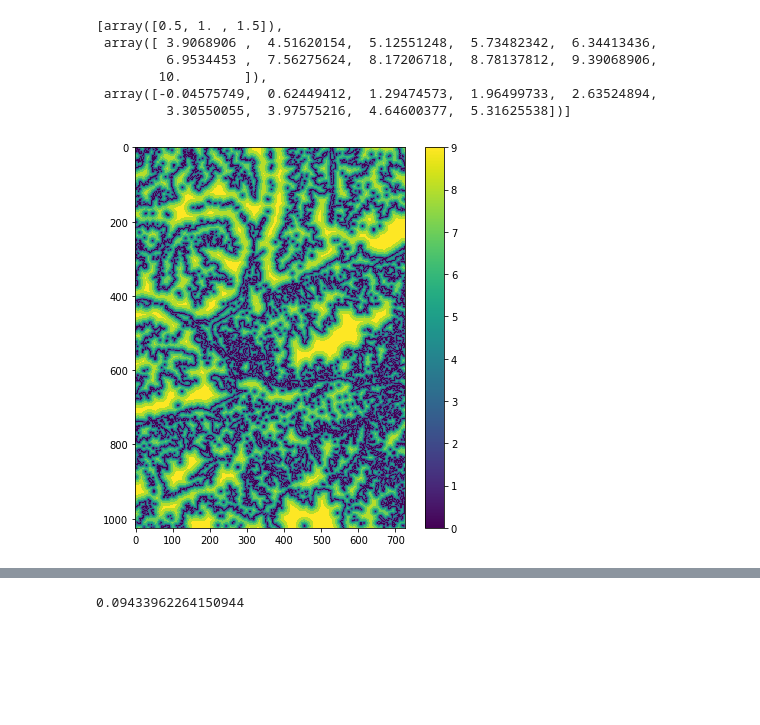
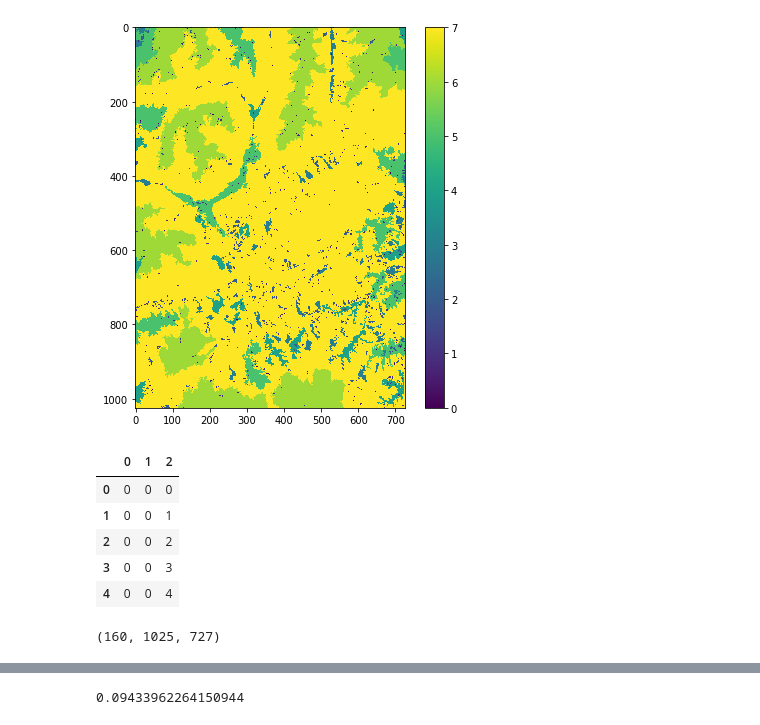
Before and after one commit to EllieBowler/optimising-sample-designs, a Jupyter notebook: uniform tests.ipynb, the cells around one changed output, grey strips where cells are left out. Cells and saved outputs as stored; diff of their text form; code cells hidden in the pictures; blank space fills up the shorter version.

Commit message:
finishing one metric one habitat uniform notebook

```diff
--- a/uniform tests.ipynb
+++ b/uniform tests.ipynb
@@ -32,7 +32,6 @@ def get_file_info(file_path):
     nbins = len(np.unique(file_map))
     return file_map, nbins, res, GeoT, prj_info
 
-
 def extract_raster(tif_path):
     """
     Extract array from satellite image of study location.
@@ -45,15 +44,25 @@ def extract_raster(tif_path):
     tif_raw = gdal.Open(tif_path)
     return tif_raw.ReadAsArray()
 
-def discretize_metric(metric, mask, nbins):
-    """Convert continuous metrics into discrete, using the specified number of bins"""
+def discretize_metric(metric, mask, n_bins):
+    """
+    Convert continuous metrics to discrete, based on the specified number of bins
+    INPUTS:
+        metric: (np.array) fragmentation metric map
+        mask: (np.array) binary mask showing locations which should not be sampled
+        n_bins: (int) number of intervals the range of the metric should be divided into
+    OUTPUTS:
+        metric_bin: (np.array) the binned fragmentation metric
+        ids: (list) the unique id values assigned to each bin
+        breaks: (list) the intervals where the range of the metric was split
+    """
     imheight, imwidth = metric.shape
     # Mask out invalid areas of metric (numpy masked array function reads one as invalid, so invert mask)
     metric_mask = np.ma.masked_array(metric, mask=(1-mask))
-    # Break range of unmasked metric values into 'nbins' intervals
-    hist, breaks = np.histogram(metric_mask.compressed(), bins=nbins)
+    # Break range of unmasked metric values into 'n_bins' intervals
+    hist, breaks = np.histogram(metric_mask.compressed(), bins=n_bins)
     # Each bin a unique integer ID
-    ids = np.arange(0, nbins)
+    ids = np.arange(0, n_bins)
     ones = np.ones((imheight, imwidth))
     metric_bin = np.zeros((imheight, imwidth))
     # Loop through ID's and convert all values in each bin to corresponding id
@@ -62,7 +71,7 @@ def discretize_metric(metric, mask, nbins):
         lower_lim = np.where(ones, metric_mask >= breaks[ID], 0)
         upper_lim = np.where(ones, metric_mask < breaks[ID+1], 0)
         # Make the last interval closed at the upper bound
-        if ID == nbins-1:
+        if ID == n_bins-1:
             upper_lim = np.where(ones, metric_mask <= breaks[ID+1], 0)
         metric_bin += lower_lim*upper_lim*ID
     return metric_bin, ids, breaks
@@ -139,20 +148,20 @@ for i in range(len(metrics)):
     bins_list.append(bins[i])
 
 binned_metrics, combo_df, bin_breaks = bin_metrics(metric_list, mask, bins_list)
-# %%
-bin_breaks
-# %% [output]
-[array([0.5, 1. , 1.5]),
- array([ 3.9068906 ,  4.51620154,  5.12551248,  5.73482342,  6.34413436,
-         6.9534453 ,  7.56275624,  8.17206718,  8.78137812,  9.39068906,
-        10.        ]),
- array([-0.04575749,  0.62449412,  1.29474573,  1.96499733,  2.63524894,
-         3.30550055,  3.97575216,  4.64600377,  5.31625538])]
 # %%
 plt.figure(figsize=(7, 7))
-plt.imshow(binned_metrics[1])
+plt.imshow(binned_metrics[2])
 plt.colorbar()
 plt.show()
 # %% [output]
-[figure, old version]
+[figure, new version]
+# %%
+combo_df.head()
+# %% [output]
+|  | 0 | 1 | 2 |
+| 0 | 0 | 0 | 0 |
+| 1 | 0 | 0 | 1 |
+| 2 | 0 | 0 | 2 |
+| 3 | 0 | 0 | 3 |
+| 4 | 0 | 0 | 4 |
 # %%
@@ -185,0 +191,4 @@ all_layers, ID_df, s_opt = generate_all_layers(binned_metrics, mask, combo_df, n
+# %%
+all_layers.shape
+# %% [output]
+(160, 1025, 727)
```
Also changed, not shown: parts of 3 cells of this notebook, 2 other files.
